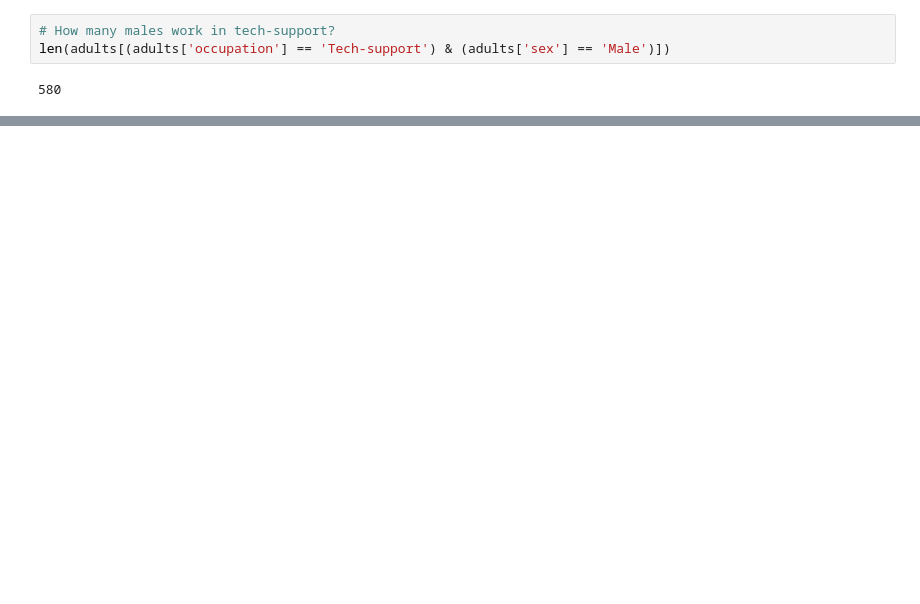
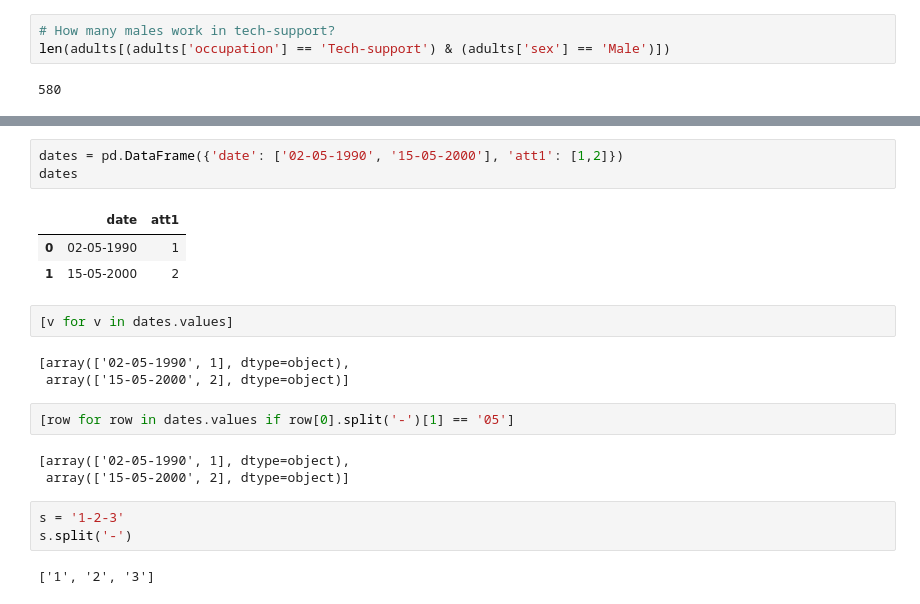
Before and after one commit to jtanderson/COSC-311-Fall2020, a Jupyter notebook: Pandas.ipynb, the cells around one changed output, grey strips where cells are left out. Drawn from its saved outputs; the diff is of its cells as text; blank space fills up the shorter version.

```diff
--- a/Pandas.ipynb
+++ b/Pandas.ipynb
@@ -720,0 +797,22 @@ len(adults[(adults['occupation'] == 'Tech-support') & (adults['sex'] == 'Male')]
+# %%
+dates = pd.DataFrame({'date': ['02-05-1990', '15-05-2000'], 'att1': [1,2]})
+dates
+# %% [output]
+|  | date | att1 |
+| 0 | 02-05-1990 | 1 |
+| 1 | 15-05-2000 | 2 |
+# %%
+[v for v in dates.values]
+# %% [output]
+[array(['02-05-1990', 1], dtype=object),
+ array(['15-05-2000', 2], dtype=object)]
+# %%
+[row for row in dates.values if row[0].split('-')[1] == '05']
+# %% [output]
+[array(['02-05-1990', 1], dtype=object),
+ array(['15-05-2000', 2], dtype=object)]
+# %%
+s = '1-2-3'
+s.split('-')
+# %% [output]
+['1', '2', '3']
```
Also changed, not shown: parts of 14 cells of this notebook, 1 other file.
